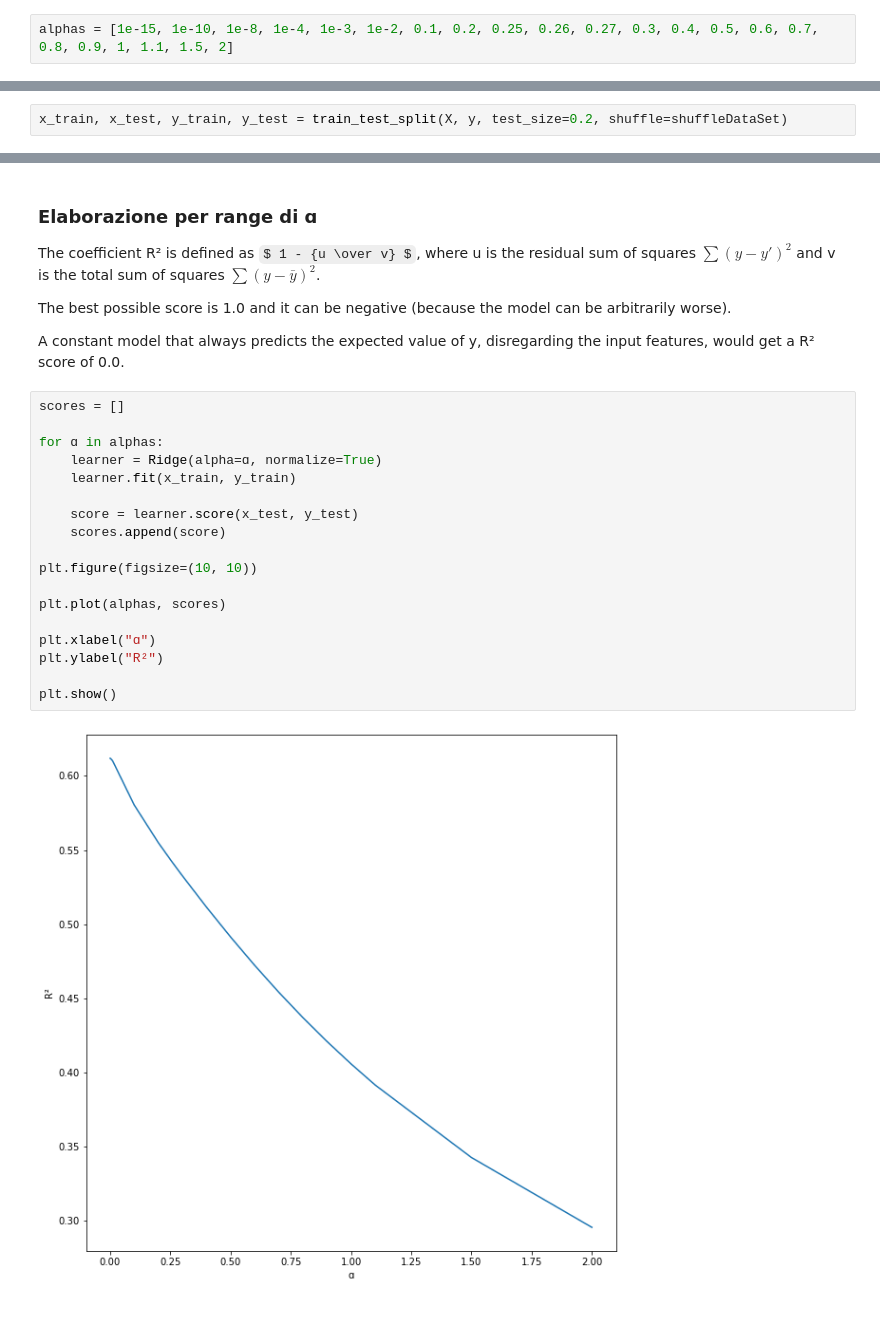
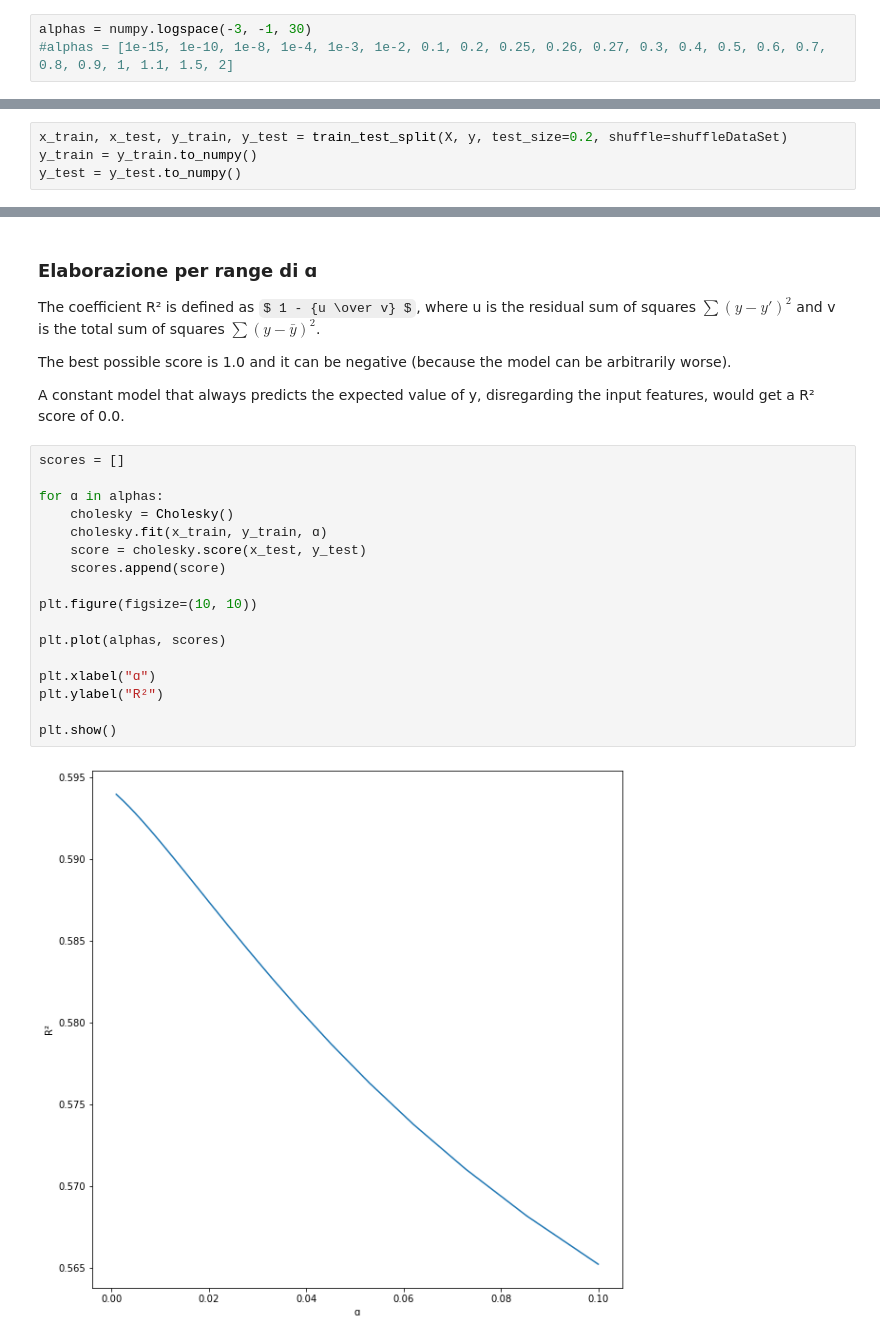
Before and after one commit to mikymaione/HousingPrices, a Jupyter notebook: Source code/HousingPrices/Miky.ipynb, the cells around one changed output, grey strips where cells are left out. Drawn from its saved outputs; the diff is of its cells as text; some formulas as TeX source.

```diff
--- a/Source code/HousingPrices/Miky.ipynb
+++ b/Source code/HousingPrices/Miky.ipynb
@@ -41,4 +44,5 @@ RMS = 'neg_mean_squared_error'
 # %% [markdown]
 Valori di ɑ usati
 # %%
-alphas = [1e-15, 1e-10, 1e-8, 1e-4, 1e-3, 1e-2, 0.1, 0.2, 0.25, 0.26, 0.27, 0.3, 0.4, 0.5, 0.6, 0.7, 0.8, 0.9, 1, 1.1, 1.5, 2]
+alphas = numpy.logspace(-3, -1, 30)
+#alphas = [1e-15, 1e-10, 1e-8, 1e-4, 1e-3, 1e-2, 0.1, 0.2, 0.25, 0.26, 0.27, 0.3, 0.4, 0.5, 0.6, 0.7, 0.8, 0.9, 1, 1.1, 1.5, 2]
@@ -243,6 +256,8 @@ Before starting to learn the algorithm, the dataset must be splitted in  subsets
 Train 80%, Test 20%
 # %%
 x_train, x_test, y_train, y_test = train_test_split(X, y, test_size=0.2, shuffle=shuffleDataSet)
+y_train = y_train.to_numpy()
+y_test = y_test.to_numpy()
 # %% [markdown]
 X train attuale
 # %%
@@ -302,20 +317,19 @@ A constant model that always predicts the expected value of y, disregarding the
 # %%
 scores = []
 
 for ɑ in alphas:
-    learner = Ridge(alpha=ɑ, normalize=True)
-    learner.fit(x_train, y_train)
-
-    score = learner.score(x_test, y_test)
+    cholesky = Cholesky()
+    cholesky.fit(x_train, y_train, ɑ)
+    score = cholesky.score(x_test, y_test)
     scores.append(score)
 
 plt.figure(figsize=(10, 10))
 
 plt.plot(alphas, scores)
 
 plt.xlabel("ɑ")
 plt.ylabel("R²")
 
 plt.show()
 # %% [output]
-[figure, old version]
+[figure, new version]
```
Also changed, not shown: parts of 46 cells of this notebook, 5 other files.
